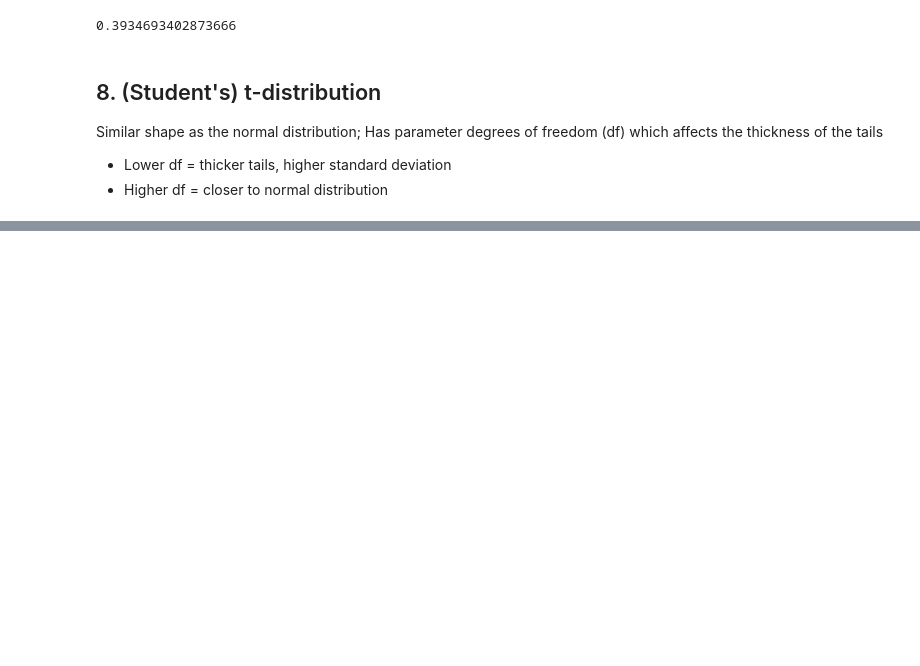
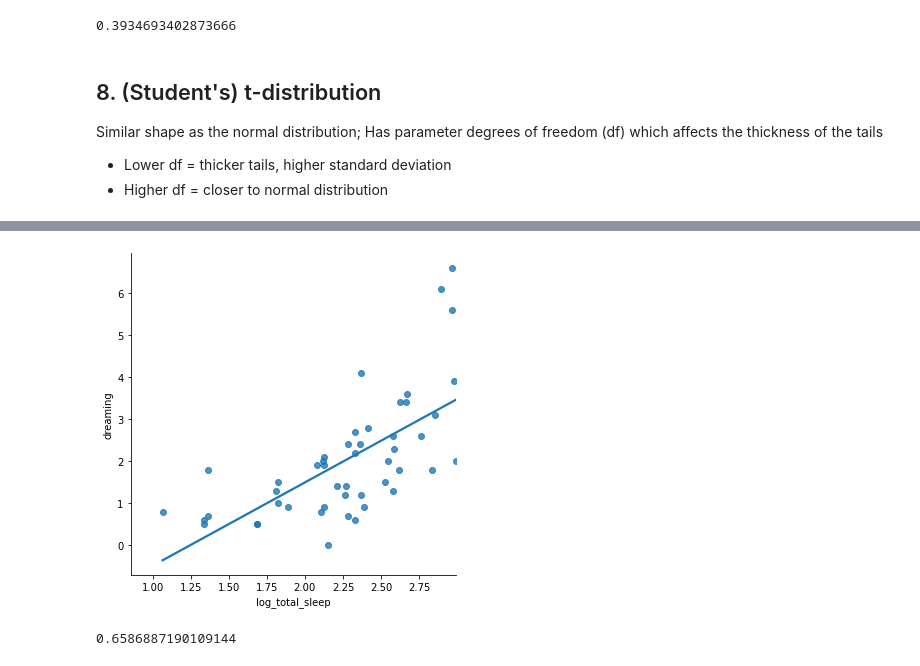
Before and after one commit to Deborah-Jia/datacamp-playground, a Jupyter notebook: statistics_intro.ipynb, the cells around one changed output, grey strips where cells are left out. Cells and saved outputs as stored; diff of their text form; code cells hidden in the pictures; blank space fills up the shorter version.

```diff
--- a/statistics_intro.ipynb
+++ b/statistics_intro.ipynb
@@ -339,0 +390,10 @@ Has parameter degrees of freedom (df) which affects the thickness of the tails
+# %%
+# Log transformation
+sleep_df['log_total_sleep'] = np.log(sleep_df['total_sleep'])
+sns.lmplot(x='log_total_sleep', y = 'dreaming', data = sleep_df, ci=None)
+plt.show()
+
+sleep_df['log_total_sleep'].corr(sleep_df['dreaming']) # Here it's not helpful to log transform
+# %% [output]
+[figure, added]
+0.6586887190109144
```
Also changed, not shown: parts of 6 cells of this notebook, 3 other files.
